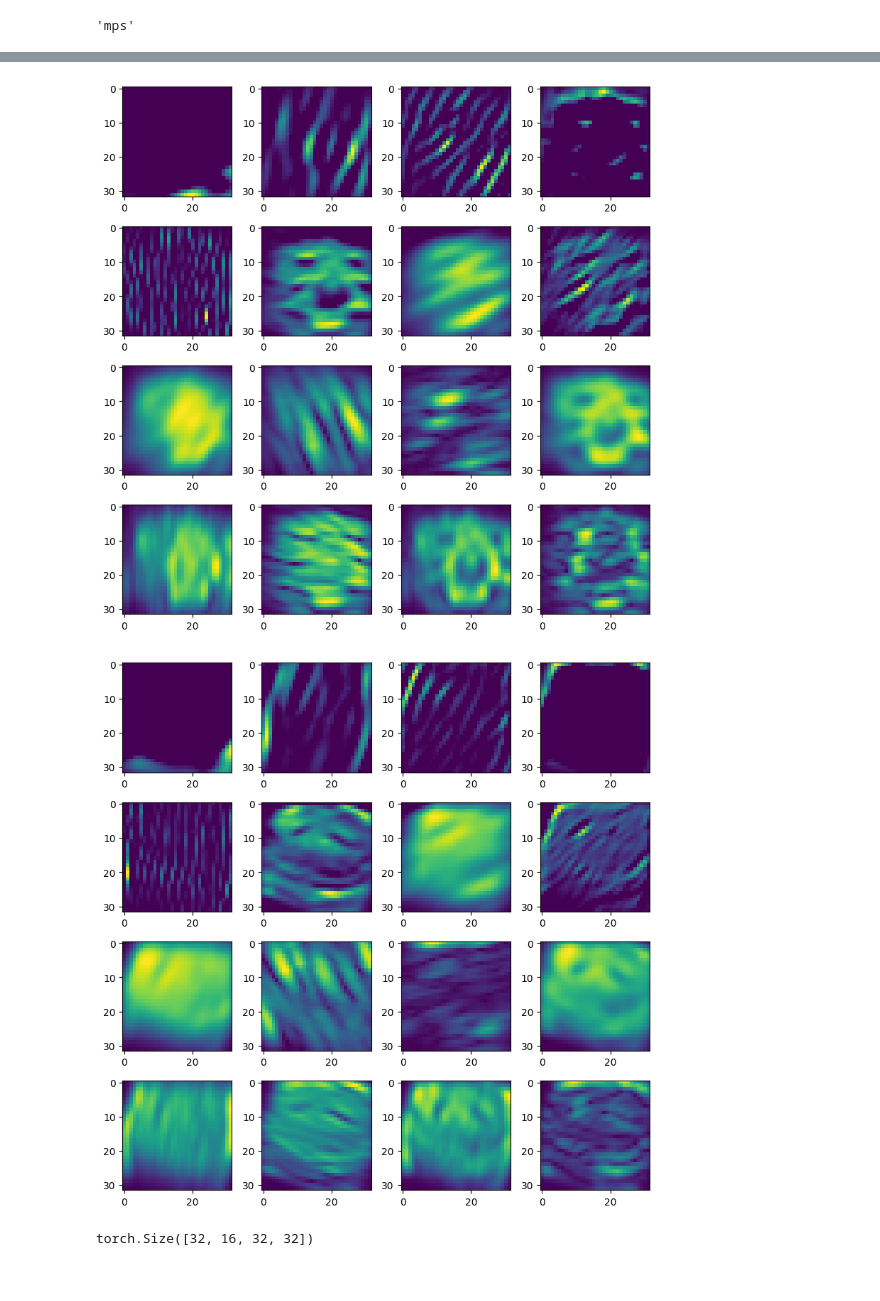
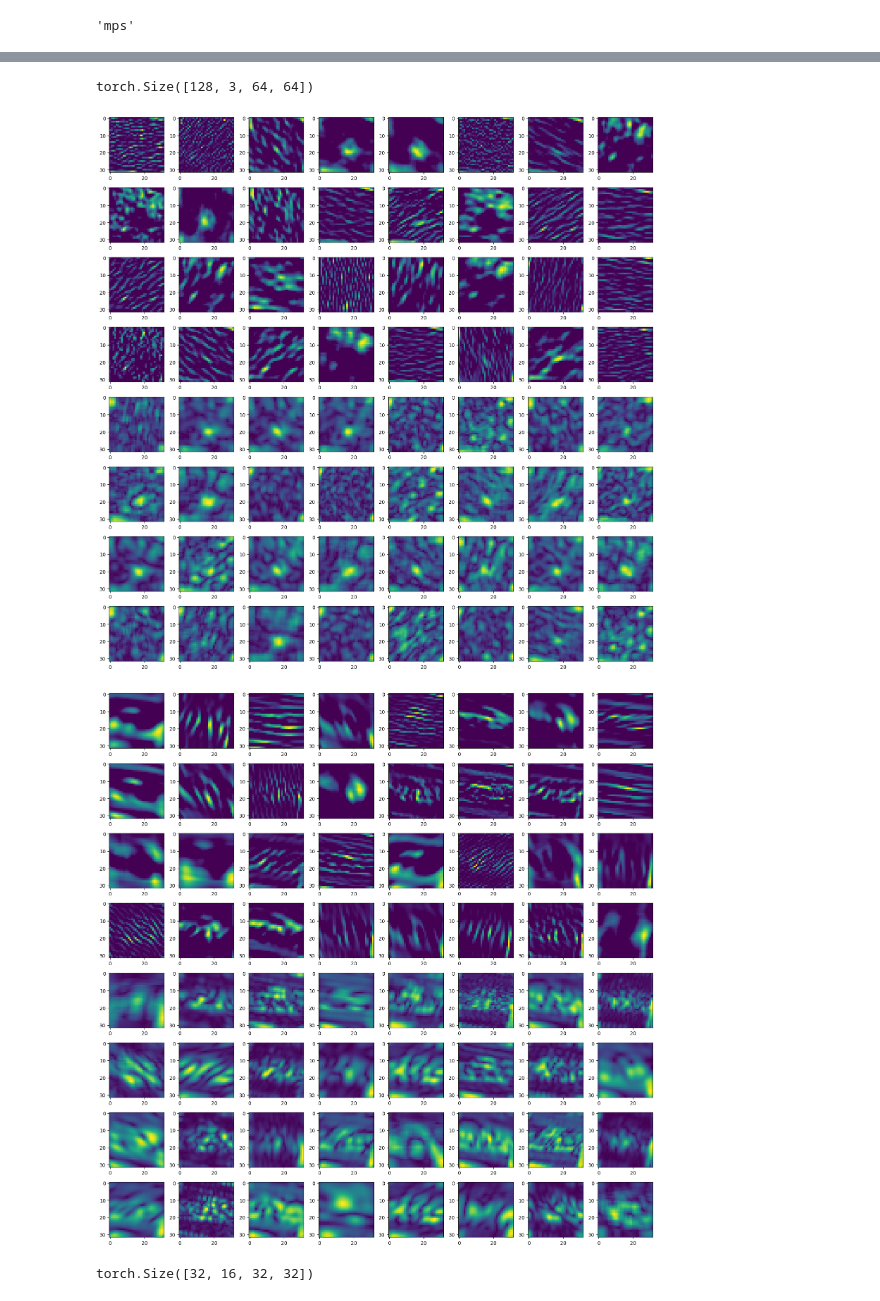
Before and after one commit to VanillaCappuccino/vonenet-mete, a Jupyter notebook: cov_matrix.ipynb, the cells around one changed output, grey strips where cells are left out. Cells and saved outputs as stored; diff of their text form; code cells hidden in the pictures.

```diff
--- a/cov_matrix.ipynb
+++ b/cov_matrix.ipynb
@@ -192,4 +132,0 @@ tensor([0, 2, 0, 1, 2, 2, 1, 0, 0, 2, 0, 1, 0, 0, 1, 1])
-# %%
-torch.manual_seed(23)
-random_channel = torch.randint(0, 3, (16,))
-random_channel
@@ -198,7 +133,7 @@ tensor([0, 2, 0, 1, 2, 2, 1, 0, 0, 2, 0, 1, 0, 0, 1, 1])
 # %%
 # Create a figure and axis object using Matplotlib
 rows = int(np.sqrt(simple_channels+complex_channels))
-fig, axes = plt.subplots(rows, rows, figsize = (8,8))
+fig, axes = plt.subplots(rows, rows, figsize = (16,16))
 
 # Flatten the axes array to make it easier to iterate over
 axes = axes.flatten()
@@ -227,7 +162,7 @@ def data():
             torchvision.transforms.RandomAffine(degrees=30, translate=(0.05, 0.05), scale=(1, 1.2)),
             torchvision.transforms.RandomHorizontalFlip(),
             torchvision.transforms.ToTensor(),
-            # torchvision.transforms.Normalize(mean=[0.5,0.5,0.5], std=[0.5,0.5,0.5])
+            torchvision.transforms.Normalize(mean=[0.5,0.5,0.5], std=[0.5,0.5,0.5])
         ]))
     data_loader = torch.utils.data.DataLoader(dataset,
                                                 batch_size=128,
@@ -365,10 +336,14 @@ plt.show()
 # %%
 voneblock = voneblock.to("cpu")
+# %%
+first_sample[0].shape
+# %% [output]
+torch.Size([128, 3, 64, 64])
 # %%
 outputs = voneblock.forward(first_sample[0])
 
 sz = outputs.shape[1]
-btc = 0 # index of img in batch
+btc = 15 # index of img in batch
 
 rows = int(np.sqrt(sz))
 fil = outputs[btc][:sz]
@@ -391,35 +366,35 @@ plt.tight_layout()
 # Show the plot
 plt.show()
 # %% [output]
-[figure, old version]
+[figure, new version]
 # %%
 outputss = voneblock.forward(last_sample[0])
 
 sz = outputss.shape[1]
-btc = 0 # index of img in batch
+btc = 4 # index of img in batch
 
 rows = int(np.sqrt(sz))
 fil = outputss[btc][:sz]
 # Create a figure and axis object using Matplotlib
 fig, axes = plt.subplots(rows, rows, figsize=(2*rows, 2*rows))
 
 # Flatten the axes array to make it easier to iterate over
 axes = axes.flatten()
 
 # Loop through each subplot and plot the heatmap
 for i, ax in enumerate(axes):
     if i < rows * rows:
         ax.imshow(fil[i].to("cpu"))
     else:
         ax.axis('off')  # Turn off axis for empty subplots
 
 # Adjust layout to prevent overlap
 plt.tight_layout()
 
 # Show the plot
 plt.show()
 # %% [output]
-[figure, old version]
+[figure, new version]
 # %%
 outputss.shape
 # %% [output]
```
Also changed, not shown: parts of 21 cells of this notebook, 8 other files.
